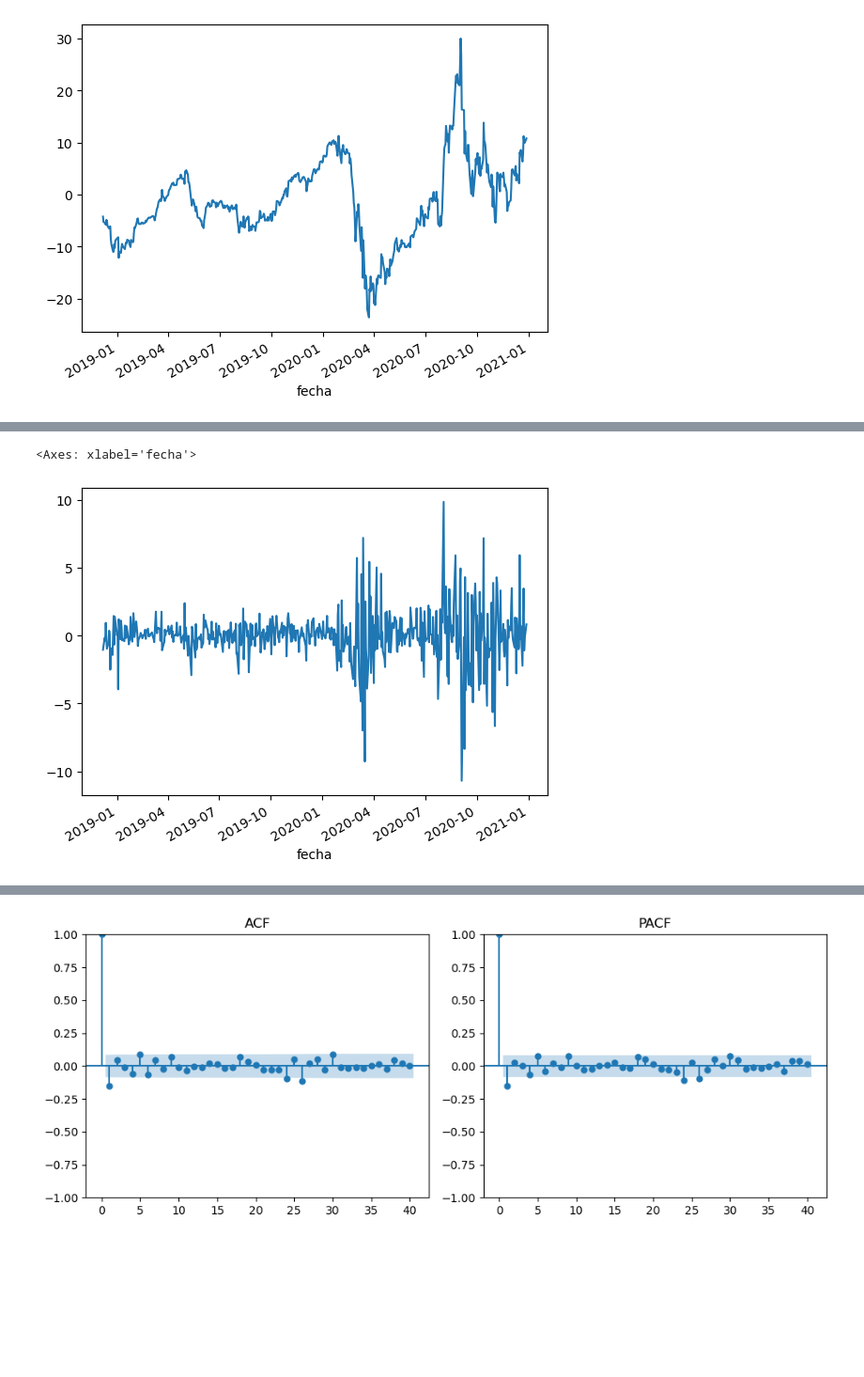
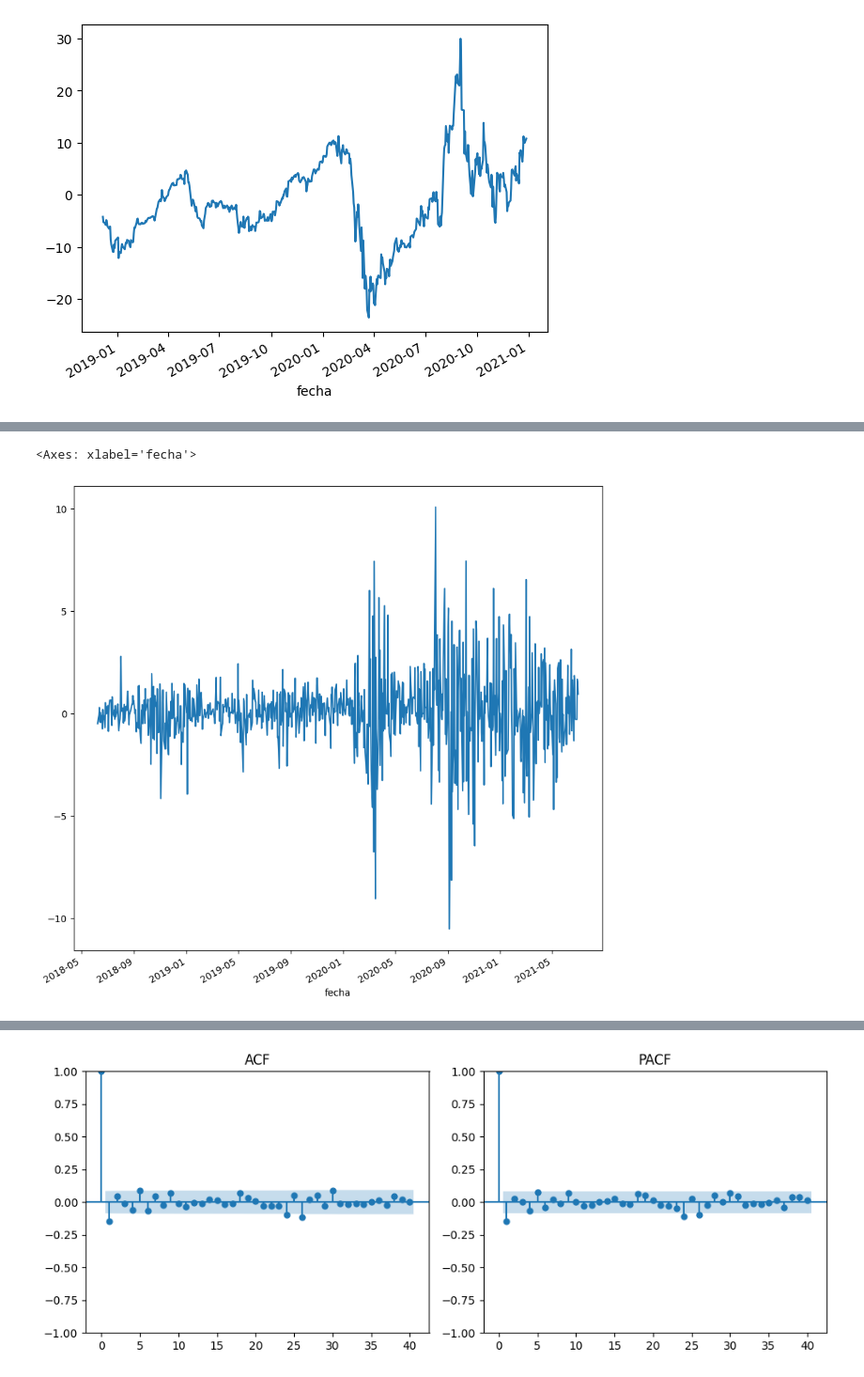
Before and after one commit to LanderAgirre/Reto_09_Azul_Oscuro, a Jupyter notebook: 4.Data_Science.ipynb, the cells around one changed output, grey strips where cells are left out. Shown at 94% size. Saved outputs shown, nothing was run; the diff lists cells and outputs as text; code cells hidden in the pictures; blank space fills up the shorter version.

```diff
--- a/4.Data_Science.ipynb
+++ b/4.Data_Science.ipynb
@@ -65,14 +65,14 @@ Para conseguir el residuo, hay que restar la tendencia a la serie original.
 TENDENCIA
 # %%
 decomposicion_aapl=seasonal_decompose(datos_cartera['AAPL'], model='multiplicative', period=261)
-trend=decomposicion_aapl.trend
-trend.dropna(inplace=True)
-trend.plot()
+trend_aapl=decomposicion_aapl.trend
+trend_aapl.dropna(inplace=True)
+trend_aapl.plot()
 # %% [output]
 <Axes: xlabel='fecha'>
 [figure]
 # %%
-datos_cartera['resido_AAPLE'] = datos_cartera['AAPL'] - trend
-datos_cartera['resido_AAPLE'].dropna(inplace=True)
-datos_cartera.head()
+datos_cartera['residuo_AAPL'] = datos_cartera['AAPL'] - trend_aapl
+datos_cartera['residuo_AAPL'].dropna(inplace=True)
+datos_cartera
 # %% [output]
@@ -130,10 +137,10 @@ test_aapl
  'Conclusión_estacionariedad': 'La serie NO es estacionaria',
  'Conclusión_heterocedasticidad': 'Existe HETEROCEDASTICIDAD (varianza no constante)'}
 # %%
-diff_apple=datos_cartera['resido_AAPLE'].diff()
-datos_cartera['resido_AAPLE2']=diff_apple
-datos_cartera['resido_AAPLE2'].plot()
+diff_aapl=datos_cartera['AAPL'].diff()
+datos_cartera['residuo_AAPL2']=diff_aapl
+datos_cartera['residuo_AAPL2'].plot()
 # %% [output]
 <Axes: xlabel='fecha'>
-[figure, old version]
+[figure, new version]
 # %%
```
Also changed, not shown: parts of 34 cells of this notebook.
